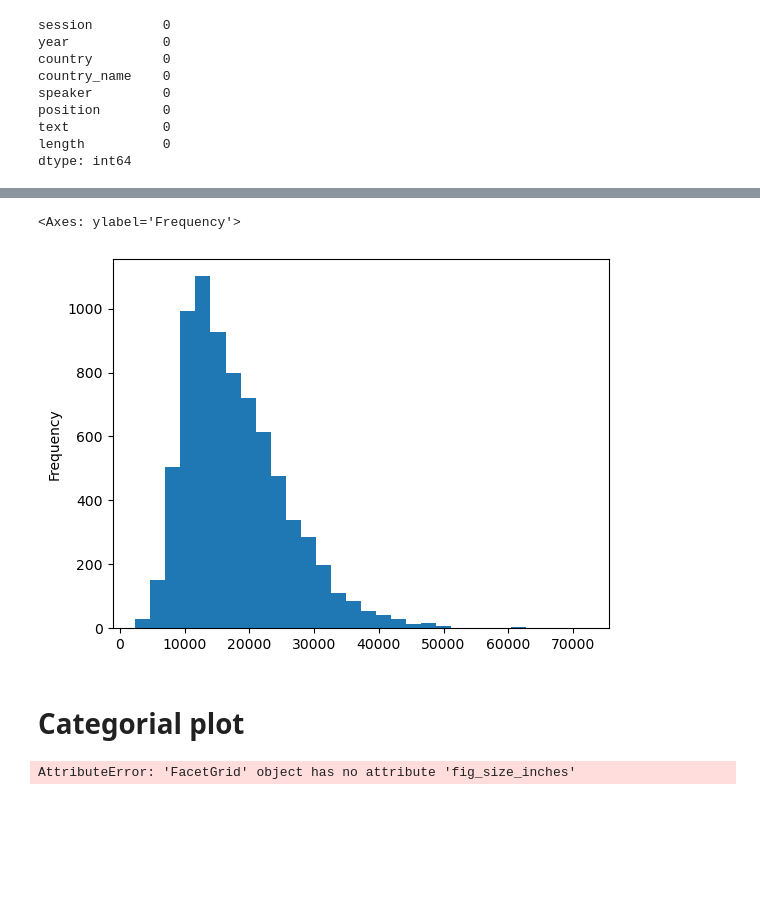
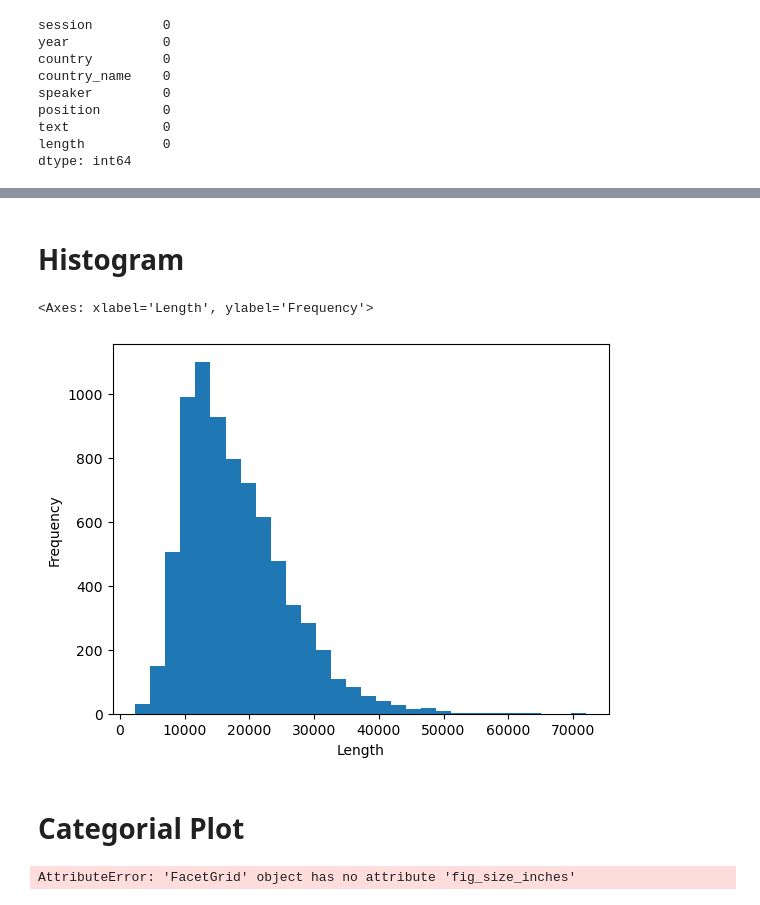
Before and after one commit to Praveen-Suryadevara/praveen-suryadevara, a Jupyter notebook: Class2.ipynb, the cells around one changed output, grey strips where cells are left out. Drawn from its saved outputs; the diff is of its cells as text; code cells hidden in the pictures; blank space fills up the shorter version.

```diff
--- a/Class2.ipynb
+++ b/Class2.ipynb
@@ -173,10 +186,12 @@ df['length'].plot(kind='box',vert=False,x=7000) # Creating the box-Plot
+# %% [markdown]
+# Histogram
 # %%
-df['length'].plot(kind='hist',bins=30) #Creating a histogram
+df['length'].plot(kind='hist',bins=30,xlabel='Length') #Creating a histogram
 # %% [output]
-<Axes: ylabel='Frequency'>
+<Axes: xlabel='Length', ylabel='Frequency'>
-[figure, old version]
+[figure, new version]
-# %% [markdown]
-# Categorial plot
+# %% [markdown]
+# Categorial Plot
 # %%
 import seaborn as sns
 where= df['country'].isin(['USA','FRA','GBR','CHN'])
```
Also changed, not shown: parts of 59 cells of this notebook, 1 other file.
